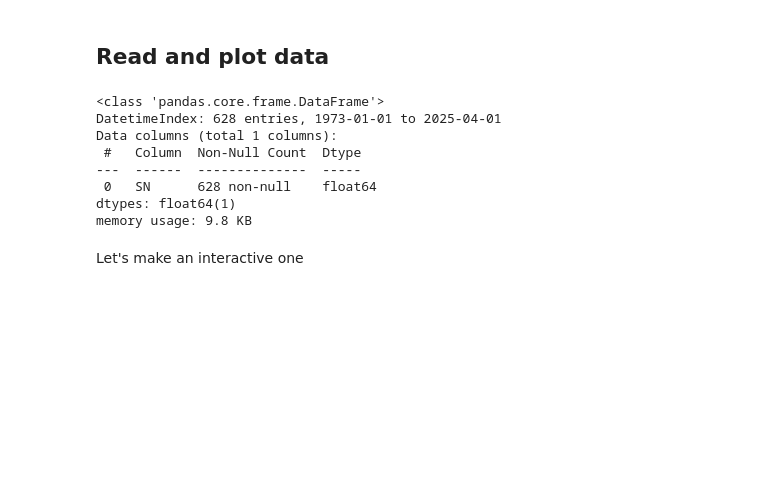
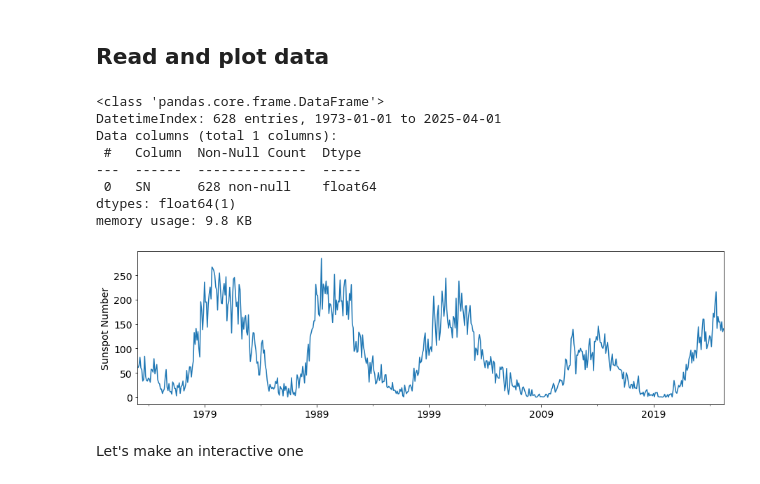
Before and after one commit to daniel-wrench/time_series_analysis, a Jupyter notebook: workshop_demo_sunspots.ipynb, the cells around one changed output. Cells and saved outputs as stored; diff of their text form; code cells hidden in the pictures; blank space fills up the shorter version.

```diff
--- a/workshop_demo_sunspots.ipynb
+++ b/workshop_demo_sunspots.ipynb
@@ -19,5 +45,16 @@ warnings.filterwarnings('ignore')
 # %% [markdown]
 ## Read and plot data
+# %%
+import pandas as pd
+import numpy as np
+import matplotlib.pyplot as plt
+from scipy import signal
+from statsmodels.tsa.arima.model import ARIMA
+from statsmodels.graphics.tsaplots import plot_acf
+import warnings
+warnings.filterwarnings('ignore')
+
+plt.rcParams.update({'font.size': 14})
 # %%
 df = pd.read_csv("SN_m_tot_V2.0.csv", header=None, delimiter=';',names=[
         "year",
@@ -47,8 +84,10 @@ Data columns (total 1 columns):
 dtypes: float64(1)
 memory usage: 9.8 KB
 # %%
-ts.plot(ylabel="Sunspot Number", legend=False, xlabel="", figsize=(9, 3));
+ts.plot(ylabel="Sunspot Number", legend=False, xlabel="", figsize=(15, 4));
 #plt.plot(ts) # No need to specify x and y
+# %% [output]
+[figure, added]
 # %% [markdown]
 Let's make an interactive one
 # %%
```
Also changed, not shown: parts of 47 cells of this notebook.
